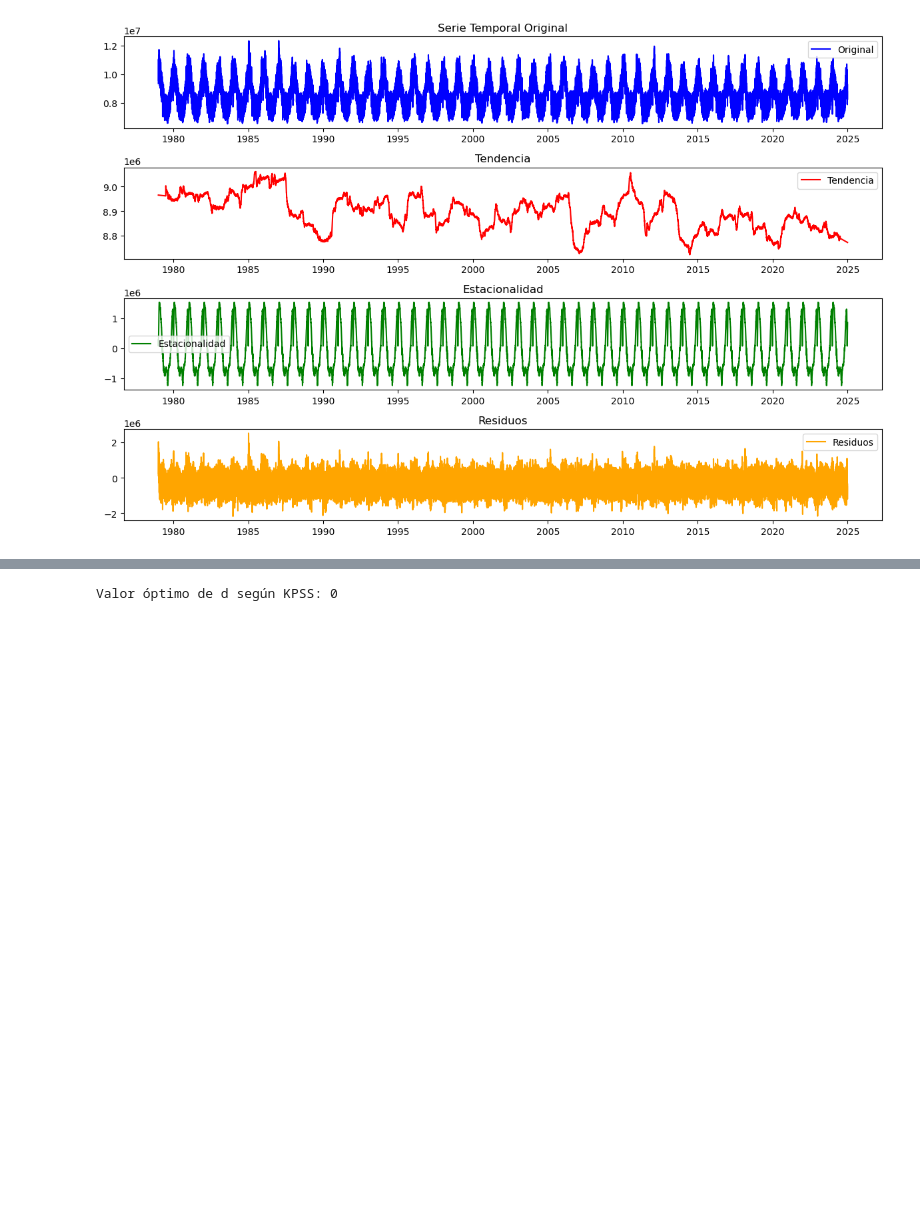
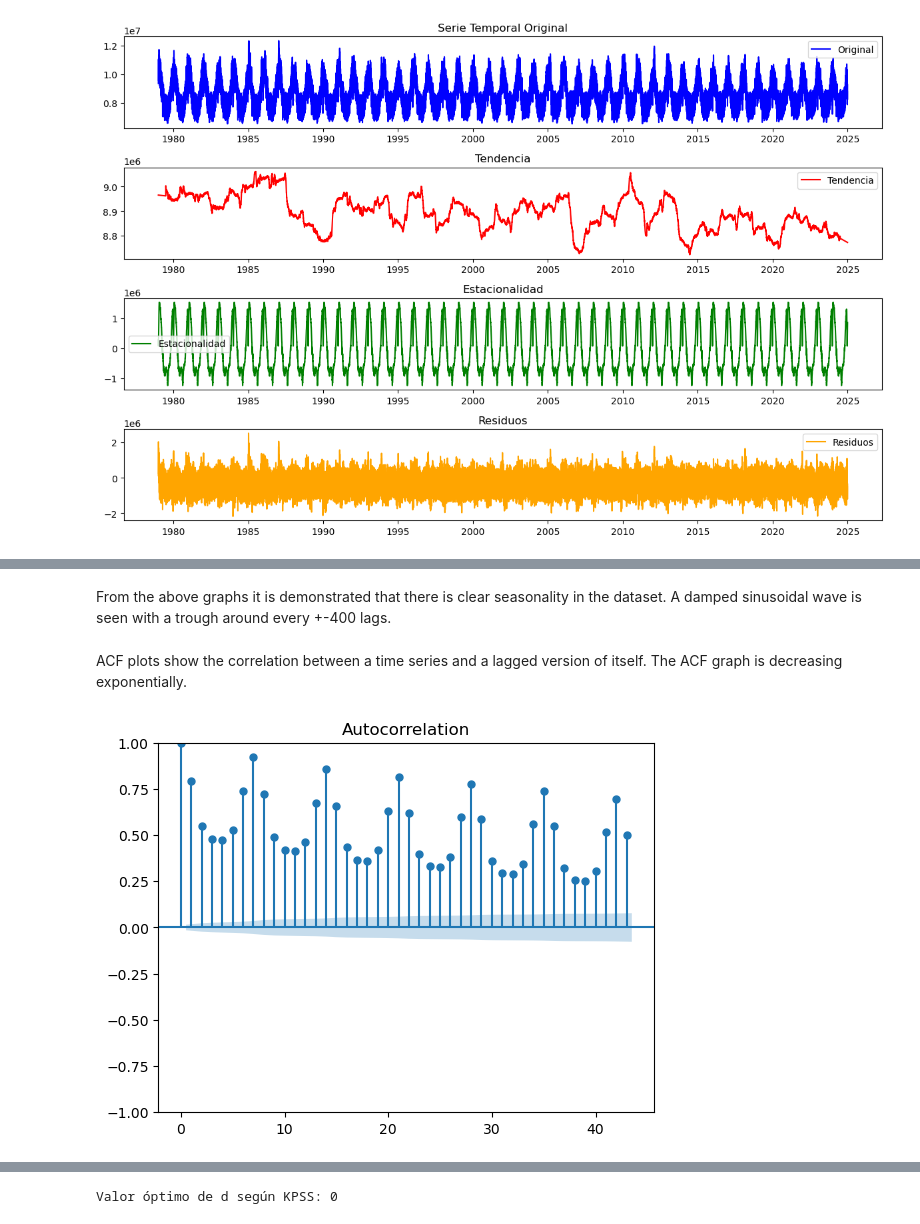
Before and after one commit to lidia-veli/SERIE_TEMPORAL_ENERGIA_v01, a Jupyter notebook: 00_caracteristicas_Serie_Temp.ipynb, the cells around one changed output, grey strips where cells are left out. Drawn from its saved outputs; the diff is of its cells as text; code cells hidden in the pictures; blank space fills up the shorter version.

```diff
--- a/00_caracteristicas_Serie_Temp.ipynb
+++ b/00_caracteristicas_Serie_Temp.ipynb
@@ -184,0 +145,11 @@ plt.show()
+# %% [markdown]
+From the above graphs it is demonstrated that there is clear seasonality in the dataset. A damped sinusoidal wave is seen with a trough around every +-400 lags.
+# %% [markdown]
+ACF plots show the correlation between a time series and a lagged version of itself. The ACF graph is decreasing exponentially.
+# %%
+from statsmodels.graphics.tsaplots import plot_acf
+
+plot_acf(serie)
+plt.show()
+# %% [output]
+[figure, added]
```
Also changed, not shown: parts of 27 cells of this notebook, 2 other files.
